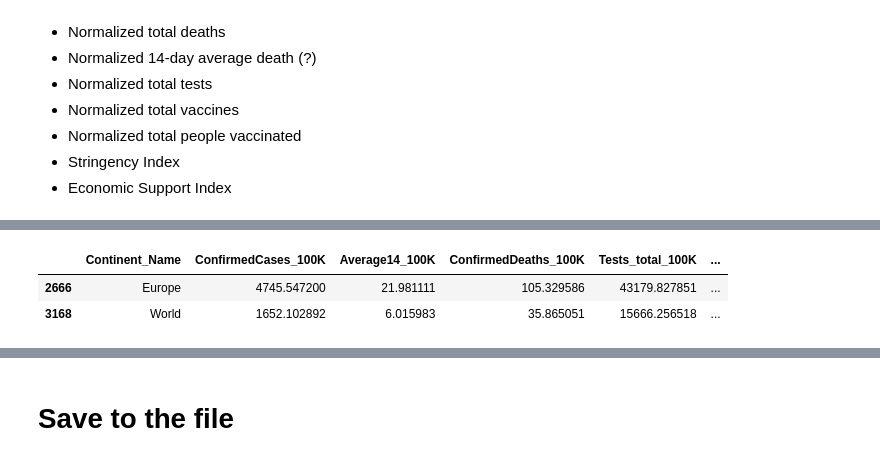
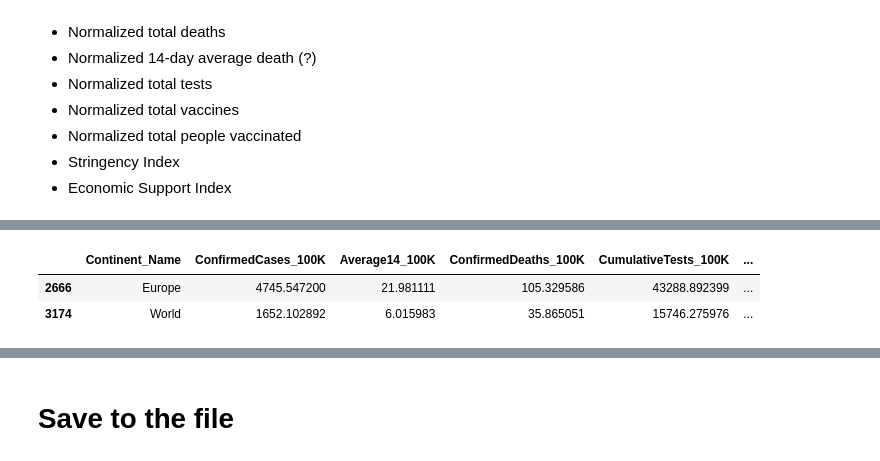
Before and after one commit to marija-grj/YACD, a Jupyter notebook: create-dataset.ipynb, the cells around one changed output, grey strips where cells are left out. Cells and saved outputs as stored; diff of their text form; code cells hidden in the pictures.

```diff
--- a/create-dataset.ipynb
+++ b/create-dataset.ipynb
@@ -151,10 +151,10 @@ tests.loc[:,~tests.columns.isin(["Entity","Source URL","Source label","Notes"])]
 | 2 | ALB | 2020-02-27 | 4.0 | 17.0 | 0.006 | 0.001 | ... |
 # %%
 tests.loc[:,'Date'] = pd.to_datetime(tests.Date, format='%Y-%m-%d')
-tests = tests.loc[:,~tests.columns.isin(["Entity","Source URL","Source label","Notes"])]
+tests = tests.loc[:,tests.columns.isin(["ISO code","Date","Cumulative total","Daily change in cumulative total"])]
 data = pd.merge(data, tests, how='left', left_on=["CountryCode","Date"], right_on=["ISO code","Date"])
 data = data.drop(columns=['ISO code'])
-data = data.rename(columns={"Cumulative total":"Tests_total"})
+data = data.rename(columns={"Cumulative total":"CumulativeTests", "Daily change in cumulative total":"DailyTests"})
 # %% [markdown]
 Continent summary
 # %%
@@ -164,7 +164,7 @@ tests_summary = tests_summary.groupby(["Date","Continent_Name"])["Cumulative tot
 tests_world = tests_summary.groupby("Date")["Cumulative total"].sum().reset_index()
 tests_world.loc[:,"Continent_Name"] = "World"
 tests_summary = pd.concat([tests_summary, tests_world]).reset_index(drop=True)
-tests_summary = tests_summary.rename(columns={"Cumulative total":"Tests_total"})
+tests_summary = tests_summary.rename(columns={"Cumulative total":"CumulativeTests"})
 # %%
 tests_summary[tests_summary.Date=='2021-03-25']
 # %% [output]
@@ -209,9 +209,11 @@ vaccine.head(2)
 | 1 | Afghanistan | AFG | 2021-02-23 | NaN | NaN | NaN | ... |
 # %%
 vaccine.loc[:,'date'] = pd.to_datetime(vaccine.date, format='%Y-%m-%d')
-vaccine = vaccine.loc[:,vaccine.columns != "location"]
+vaccine = vaccine.loc[:,vaccine.columns.isin(["iso_code","date","daily_vaccinations","total_vaccinations","people_vaccinated"])]
 data = pd.merge(data, vaccine, how='left', left_on=["CountryCode","Date"], right_on=["iso_code","date"])
 data = data.drop(columns=["iso_code","date"])
+data = data.rename(columns={"daily_vaccinations":"DailyVaccine", "total_vaccinations":"CumulativeVaccine",
+                           "people_vaccinated":"PeopleVaccinated"})
 # %% [markdown]
 Continent summary
 # %%
@@ -221,6 +223,7 @@ vaccine_summary = vaccine_summary.groupby(["date","Continent_Name"])[["total_vac
 vaccine_world = vaccine_summary.groupby("date")[["total_vaccinations","people_vaccinated"]].sum().reset_index()
 vaccine_world.loc[:,"Continent_Name"] = "World"
 vaccine_summary = pd.concat([vaccine_summary, vaccine_world]).reset_index(drop=True)
-
+vaccine_summary = vaccine_summary.rename(columns={"daily_vaccinations":"DailyVaccine", "total_vaccinations":"CumulativeVaccine",
+                                                  "people_vaccinated":"PeopleVaccinated"})
 vaccine_summary[vaccine_summary.date=='2021-03-25']
 # %% [output]
@@ -338,12 +342,12 @@ data_summary[data_summary.Date=='2021-03-25']
 # %%
 columns = ["Continent_Name","ConfirmedCases_100K","Average14_100K","ConfirmedDeaths_100K",
-           "Tests_total_100K","total_vaccination_100K","people_vaccinated_100K",
+           "CumulativeTests_100K","CumulativeVaccine_100K","PeopleVaccinated_100K",
            "StringencyIndexForDisplay", "EconomicSupportIndexForDisplay"]
 data_summary[(data_summary.Date=='2021-03-20') & (data_summary.Continent_Name.isin(['Europe','World']))][columns]
 # %% [output]
-|  | Continent_Name | ConfirmedCases_100K | Average14_100K | ConfirmedDeaths_100K | Tests_total_100K | ... |
-| 2666 | Europe | 4745.547200 | 21.981111 | 105.329586 | 43179.827851 | ... |
-| 3168 | World | 1652.102892 | 6.015983 | 35.865051 | 15666.256518 | ... |
+|  | Continent_Name | ConfirmedCases_100K | Average14_100K | ConfirmedDeaths_100K | CumulativeTests_100K | ... |
+| 2666 | Europe | 4745.547200 | 21.981111 | 105.329586 | 43288.892399 | ... |
+| 3174 | World | 1652.102892 | 6.015983 | 35.865051 | 15746.275976 | ... |
 # %%
 data[(data.Date=='2021-03-20') & (data.CountryName=='Lithuania')][['CountryName']+columns]
 # %% [output]
```
Also changed, not shown: parts of 12 cells of this notebook, 3 other files.
